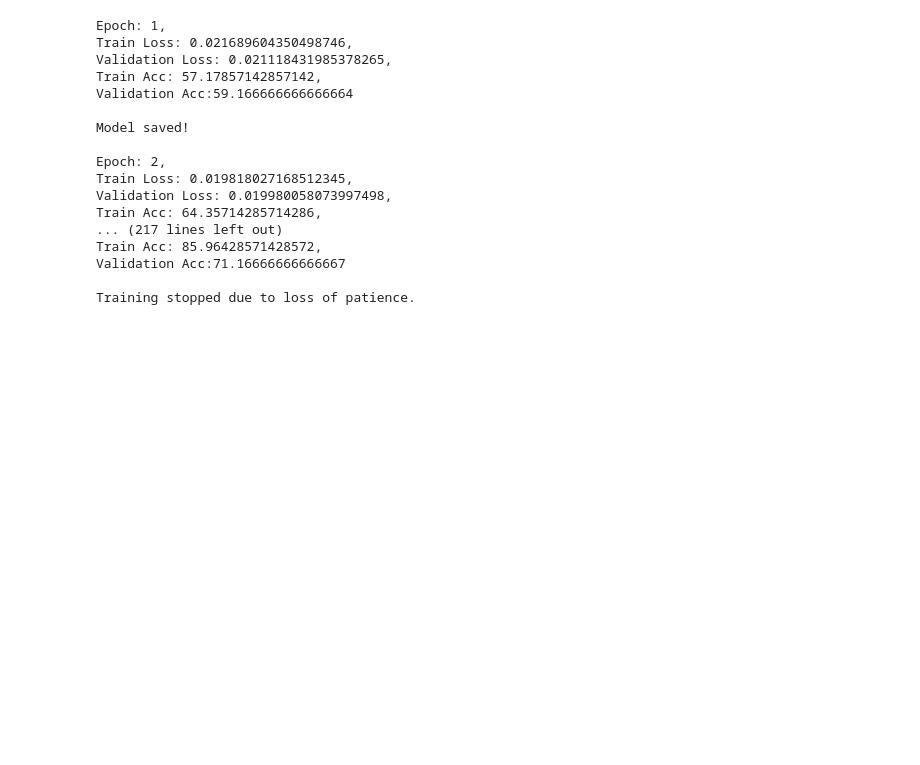
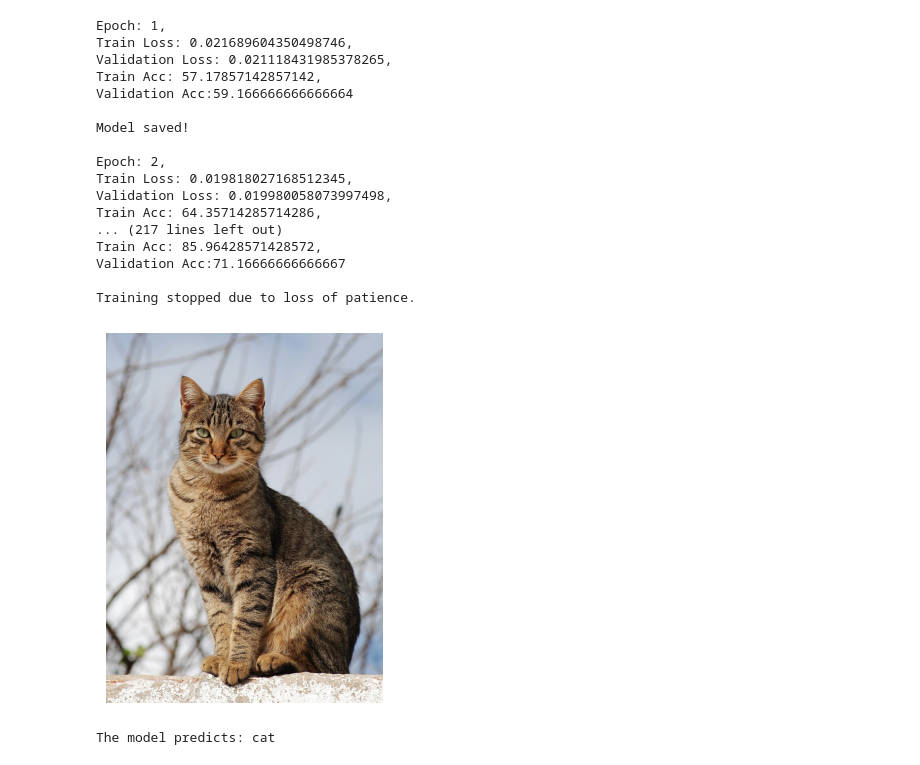
Before and after one commit to chandler20060524-droid/dog_vs_cat_image_classification, a Jupyter notebook: dogs_vs_cats.ipynb, the cells around one changed output. Drawn from its saved outputs; the diff is of its cells as text; code cells hidden in the pictures; blank space fills up the shorter version.

Commit message:
Modified README.md, implemented model loading and testing features, appended model_test.ipynb, requirements.txt and sample images.

```diff
--- a/dogs_vs_cats.ipynb
+++ b/dogs_vs_cats.ipynb
@@ -239,3 +241,29 @@ Train Acc: 85.96428571428572,
 Validation Acc:71.16666666666667
 
 Training stopped due to loss of patience.
+# %%
+model = CNN()
+state_dict = torch.load("model.pth", weights_only=True)
+model.load_state_dict(state_dict)
+model.eval()
+model = model.to(device)
+# %%
+import matplotlib.pyplot as plt
+
+def predict_image(image_path):
+    image = Image.open(image_path).convert("RGB")
+    plt.imshow(image)
+    plt.axis("off")
+    plt.show()
+    image = transform(image).to(device)
+    output = model(image.unsqueeze(0))
+    if output >= 0.5:
+        prediction = "cat"
+    else:
+        prediction = "dog"
+    print("The model predicts: " + prediction)
+# %%
+predict_image("imgs/cat1.jpg")
+# %% [output]
+[figure, added]
+The model predicts: cat
```
Also changed, not shown: parts of 8 cells of this notebook, 7 other files.
